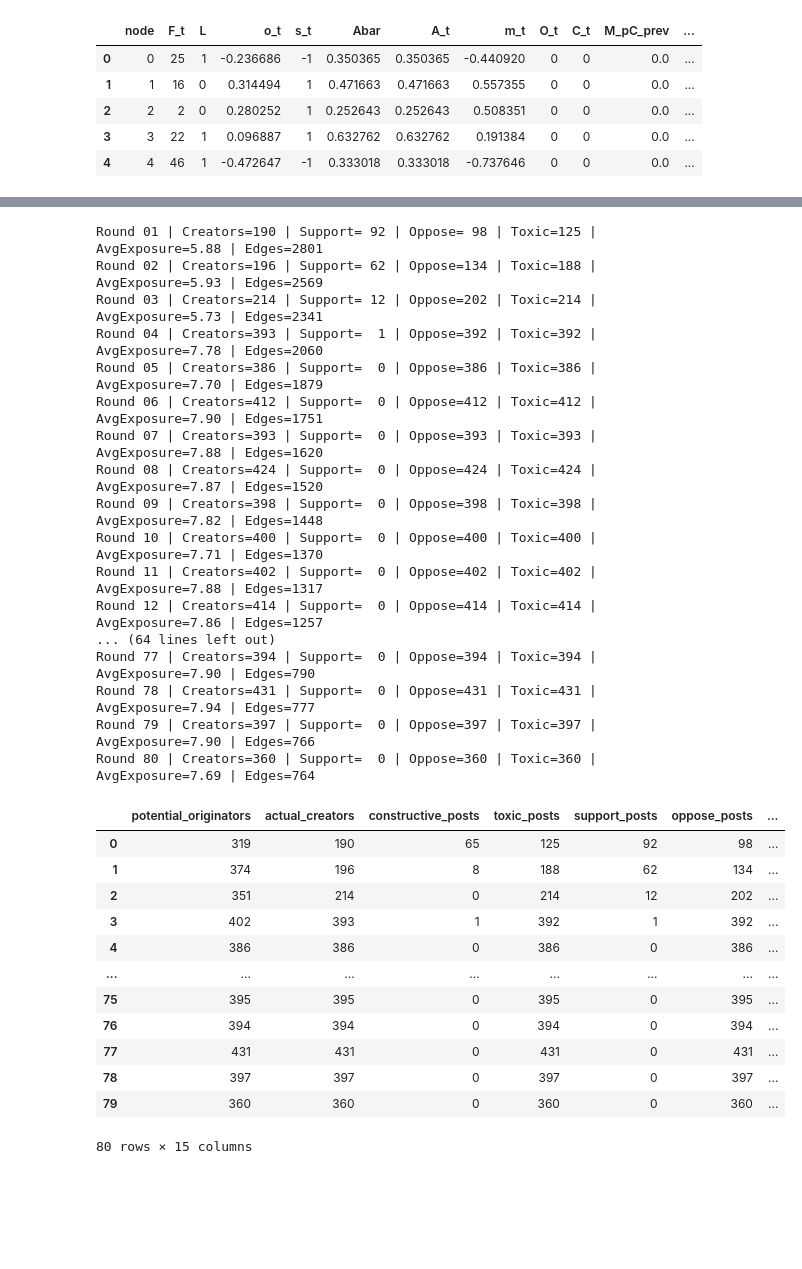
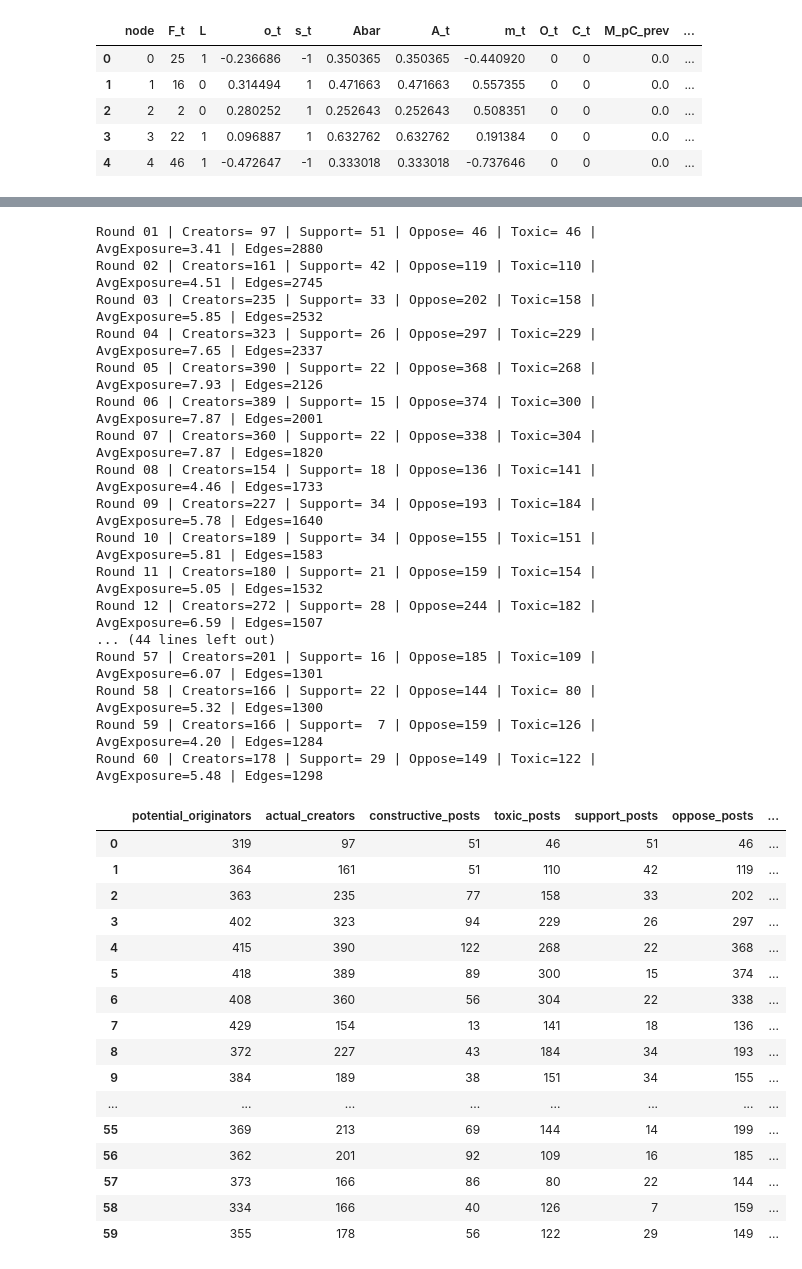
Before and after one commit to 666feiyu666/Opinion_ABM, a Jupyter notebook: notebooks/Opinion_Dynamics_Project.ipynb, the cells around one changed output, grey strips where cells are left out. Saved outputs shown, nothing was run; the diff lists cells and outputs as text; code cells hidden in the pictures; blank space fills up the shorter version.

```diff
--- a/notebooks/Opinion_Dynamics_Project.ipynb
+++ b/notebooks/Opinion_Dynamics_Project.ipynb
@@ -96,62 +96,67 @@ run_one_round
 # %%
 # ==========================================
 # Cell 6: Run the simulation for multiple rounds
 # ==========================================
 
 round_records = []
 all_posts_by_round = {}
 all_exposure_sets_by_round = {}
 
 for t in range(1, params['T_rounds'] + 1):
-    G, agents, posts, exposure_sets, summary = run_one_round(G, agents, blocks, params, rng)
+    # 注意这里必须显式加上 current_round=t
+    G, agents, posts, exposure_sets, summary = run_one_round(G, agents, blocks, params, rng, current_round=t)
     summary['round'] = t
     round_records.append(summary)
     all_posts_by_round[t] = posts
     all_exposure_sets_by_round[t] = exposure_sets
     print(
         f"Round {t:02d} | "
         f"Creators={summary['actual_creators']:3d} | "
         f"Support={summary['support_posts']:3d} | "
         f"Oppose={summary['oppose_posts']:3d} | "
         f"Toxic={summary['toxic_posts']:3d} | "
         f"AvgExposure={summary['avg_exposure_size']:.2f} | "
         f"Edges={summary['edge_count']}"
     )
 
 import pandas as pd
 history_df = pd.DataFrame(round_records)
 history_df
 # %% [output]
-Round 01 | Creators=190 | Support= 92 | Oppose= 98 | Toxic=125 | AvgExposure=5.88 | Edges=2801
-Round 02 | Creators=196 | Support= 62 | Oppose=134 | Toxic=188 | AvgExposure=5.93 | Edges=2569
-Round 03 | Creators=214 | Support= 12 | Oppose=202 | Toxic=214 | AvgExposure=5.73 | Edges=2341
-Round 04 | Creators=393 | Support=  1 | Oppose=392 | Toxic=392 | AvgExposure=7.78 | Edges=2060
-Round 05 | Creators=386 | Support=  0 | Oppose=386 | Toxic=386 | AvgExposure=7.70 | Edges=1879
-Round 06 | Creators=412 | Support=  0 | Oppose=412 | Toxic=412 | AvgExposure=7.90 | Edges=1751
-Round 07 | Creators=393 | Support=  0 | Oppose=393 | Toxic=393 | AvgExposure=7.88 | Edges=1620
-Round 08 | Creators=424 | Support=  0 | Oppose=424 | Toxic=424 | AvgExposure=7.87 | Edges=1520
-Round 09 | Creators=398 | Support=  0 | Oppose=398 | Toxic=398 | AvgExposure=7.82 | Edges=1448
-Round 10 | Creators=400 | Support=  0 | Oppose=400 | Toxic=400 | AvgExposure=7.71 | Edges=1370
-Round 11 | Creators=402 | Support=  0 | Oppose=402 | Toxic=402 | AvgExposure=7.88 | Edges=1317
-Round 12 | Creators=414 | Support=  0 | Oppose=414 | Toxic=414 | AvgExposure=7.86 | Edges=1257
-... (64 lines left out)
-Round 77 | Creators=394 | Support=  0 | Oppose=394 | Toxic=394 | AvgExposure=7.90 | Edges=790
-Round 78 | Creators=431 | Support=  0 | Oppose=431 | Toxic=431 | AvgExposure=7.94 | Edges=777
-Round 79 | Creators=397 | Support=  0 | Oppose=397 | Toxic=397 | AvgExposure=7.90 | Edges=766
-Round 80 | Creators=360 | Support=  0 | Oppose=360 | Toxic=360 | AvgExposure=7.69 | Edges=764
+Round 01 | Creators= 97 | Support= 51 | Oppose= 46 | Toxic= 46 | AvgExposure=3.41 | Edges=2880
+Round 02 | Creators=161 | Support= 42 | Oppose=119 | Toxic=110 | AvgExposure=4.51 | Edges=2745
+Round 03 | Creators=235 | Support= 33 | Oppose=202 | Toxic=158 | AvgExposure=5.85 | Edges=2532
+Round 04 | Creators=323 | Support= 26 | Oppose=297 | Toxic=229 | AvgExposure=7.65 | Edges=2337
+Round 05 | Creators=390 | Support= 22 | Oppose=368 | Toxic=268 | AvgExposure=7.93 | Edges=2126
+Round 06 | Creators=389 | Support= 15 | Oppose=374 | Toxic=300 | AvgExposure=7.87 | Edges=2001
+Round 07 | Creators=360 | Support= 22 | Oppose=338 | Toxic=304 | AvgExposure=7.87 | Edges=1820
+Round 08 | Creators=154 | Support= 18 | Oppose=136 | Toxic=141 | AvgExposure=4.46 | Edges=1733
+Round 09 | Creators=227 | Support= 34 | Oppose=193 | Toxic=184 | AvgExposure=5.78 | Edges=1640
+Round 10 | Creators=189 | Support= 34 | Oppose=155 | Toxic=151 | AvgExposure=5.81 | Edges=1583
+Round 11 | Creators=180 | Support= 21 | Oppose=159 | Toxic=154 | AvgExposure=5.05 | Edges=1532
+Round 12 | Creators=272 | Support= 28 | Oppose=244 | Toxic=182 | AvgExposure=6.59 | Edges=1507
+... (44 lines left out)
+Round 57 | Creators=201 | Support= 16 | Oppose=185 | Toxic=109 | AvgExposure=6.07 | Edges=1301
+Round 58 | Creators=166 | Support= 22 | Oppose=144 | Toxic= 80 | AvgExposure=5.32 | Edges=1300
+Round 59 | Creators=166 | Support=  7 | Oppose=159 | Toxic=126 | AvgExposure=4.20 | Edges=1284
+Round 60 | Creators=178 | Support= 29 | Oppose=149 | Toxic=122 | AvgExposure=5.48 | Edges=1298
 |  | potential_originators | actual_creators | constructive_posts | toxic_posts | support_posts | oppose_posts | ... |
-| 0 | 319 | 190 | 65 | 125 | 92 | 98 | ... |
-| 1 | 374 | 196 | 8 | 188 | 62 | 134 | ... |
-| 2 | 351 | 214 | 0 | 214 | 12 | 202 | ... |
-| 3 | 402 | 393 | 1 | 392 | 1 | 392 | ... |
-| 4 | 386 | 386 | 0 | 386 | 0 | 386 | ... |
+| 0 | 319 | 97 | 51 | 46 | 51 | 46 | ... |
+| 1 | 364 | 161 | 51 | 110 | 42 | 119 | ... |
+| 2 | 363 | 235 | 77 | 158 | 33 | 202 | ... |
+| 3 | 402 | 323 | 94 | 229 | 26 | 297 | ... |
+| 4 | 415 | 390 | 122 | 268 | 22 | 368 | ... |
+| 5 | 418 | 389 | 89 | 300 | 15 | 374 | ... |
+| 6 | 408 | 360 | 56 | 304 | 22 | 338 | ... |
+| 7 | 429 | 154 | 13 | 141 | 18 | 136 | ... |
+| 8 | 372 | 227 | 43 | 184 | 34 | 193 | ... |
+| 9 | 384 | 189 | 38 | 151 | 34 | 155 | ... |
 | ... | ... | ... | ... | ... | ... | ... | ... |
-| 75 | 395 | 395 | 0 | 395 | 0 | 395 | ... |
-| 76 | 394 | 394 | 0 | 394 | 0 | 394 | ... |
-| 77 | 431 | 431 | 0 | 431 | 0 | 431 | ... |
-| 78 | 397 | 397 | 0 | 397 | 0 | 397 | ... |
-| 79 | 360 | 360 | 0 | 360 | 0 | 360 | ... |
+| 55 | 369 | 213 | 69 | 144 | 14 | 199 | ... |
+| 56 | 362 | 201 | 92 | 109 | 16 | 185 | ... |
+| 57 | 373 | 166 | 86 | 80 | 22 | 144 | ... |
+| 58 | 334 | 166 | 40 | 126 | 7 | 159 | ... |
+| 59 | 355 | 178 | 56 | 122 | 29 | 149 | ... |
-80 rows × 15 columns
 # %%
 # ==========================================
 # Cell 7: Show round-by-round summary
```
Also changed, not shown: parts of 8 cells of this notebook, 2 other files.
